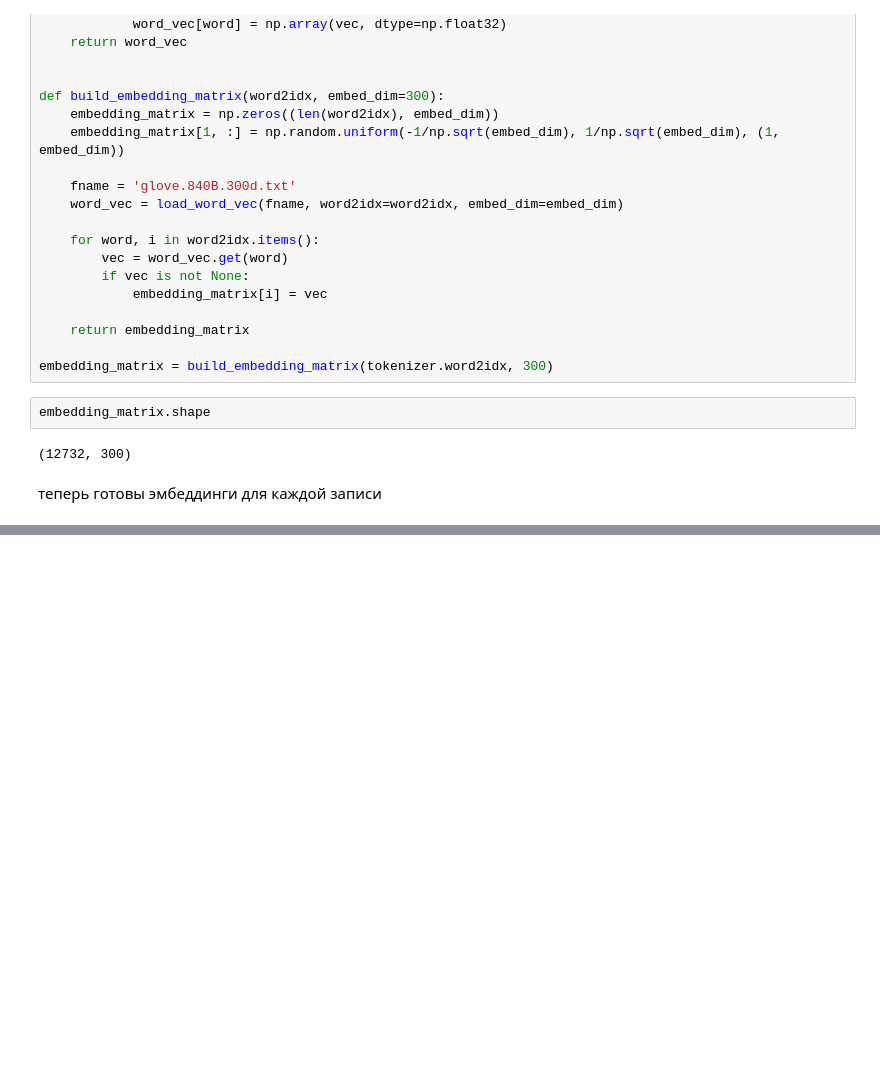
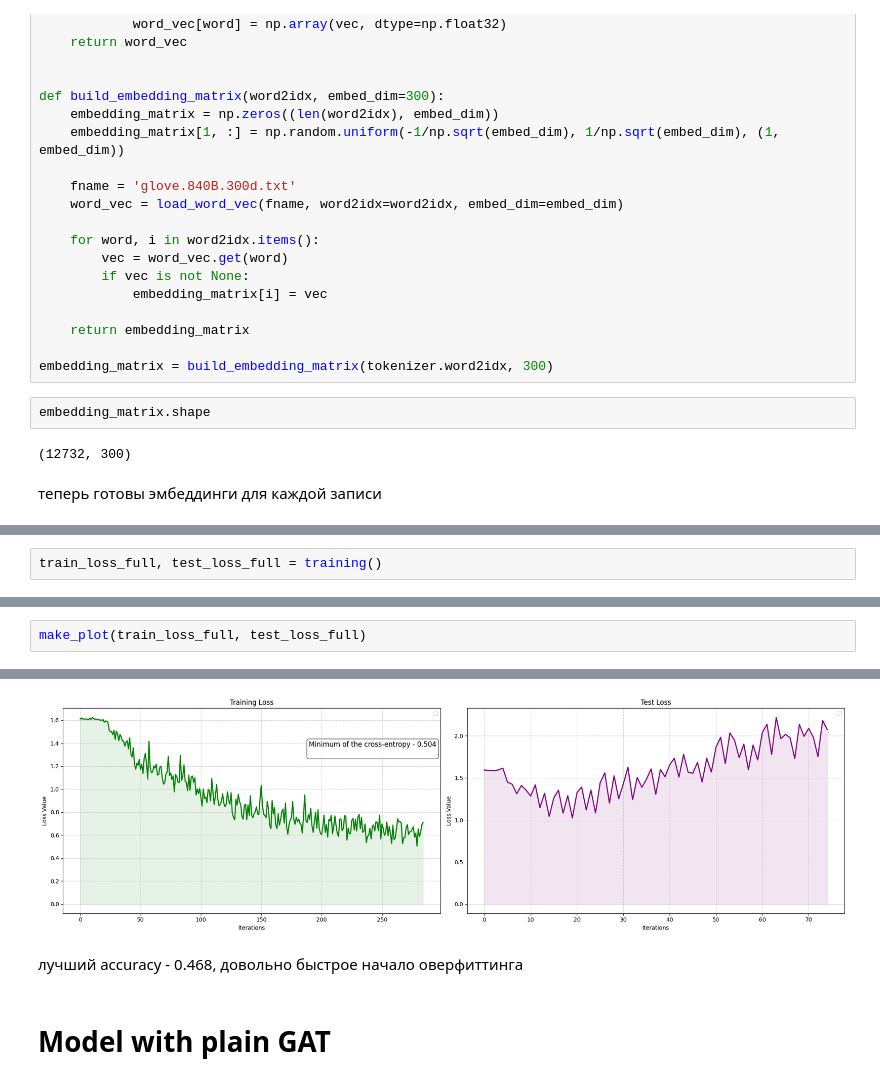
Before and after one commit to trueuser3/Graph-Neural-Networks-for-Text-Classification, a Jupyter notebook: Text_Classification.ipynb, the cells around one changed output, grey strips where cells are left out. Saved outputs shown, nothing was run; the diff lists cells and outputs as text; blank space fills up the shorter version.

```diff
--- a/Text_Classification.ipynb
+++ b/Text_Classification.ipynb
@@ -465,0 +504,2 @@ KeyboardInterrupt:
+# %%
+train_loss_full, test_loss_full = training()
@@ -465,0 +522,3 @@ KeyboardInterrupt:
+# %%
+make_plot(train_loss_full, test_loss_full)
+# %% [output]
@@ -465,0 +527,5 @@ KeyboardInterrupt:
+[figure, added]
+# %% [markdown]
+лучший accuracy - 0.468, довольно быстрое начало оверфиттинга
+# %% [markdown]
+# Model with plain GAT
```
Also changed, not shown: parts of 39 cells of this notebook.
